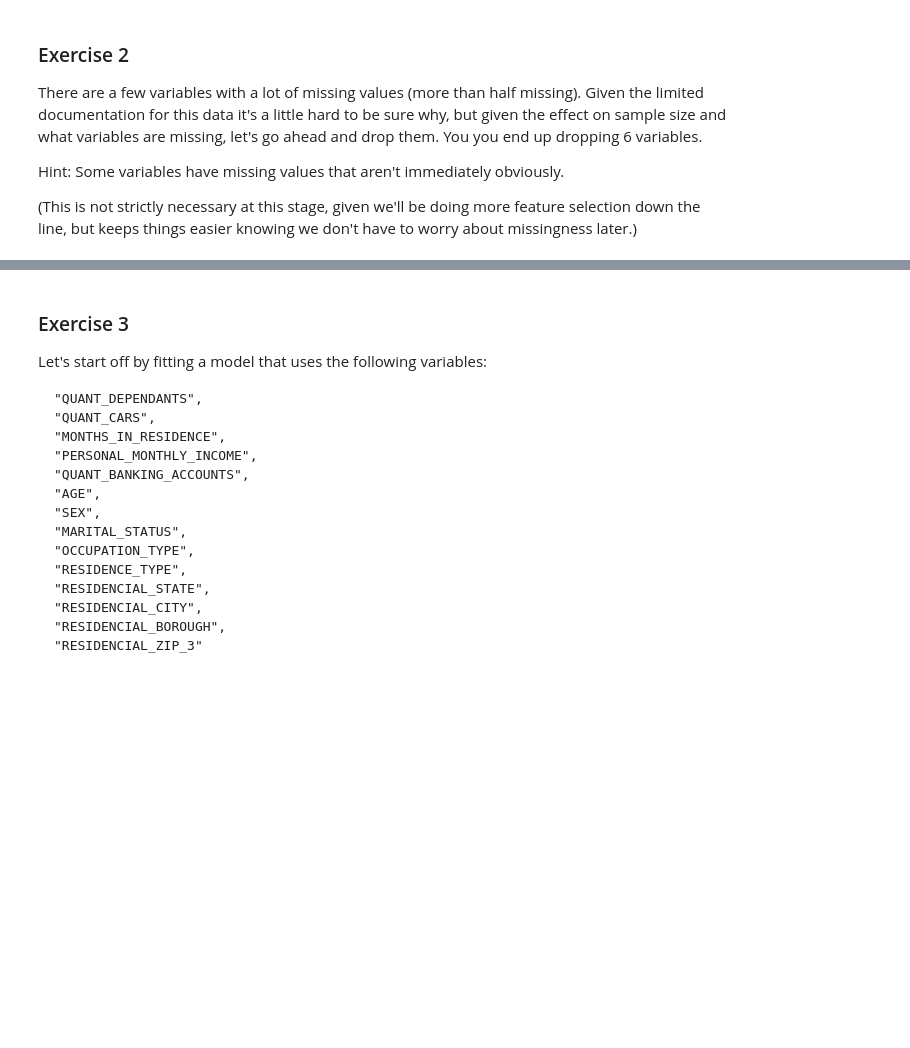
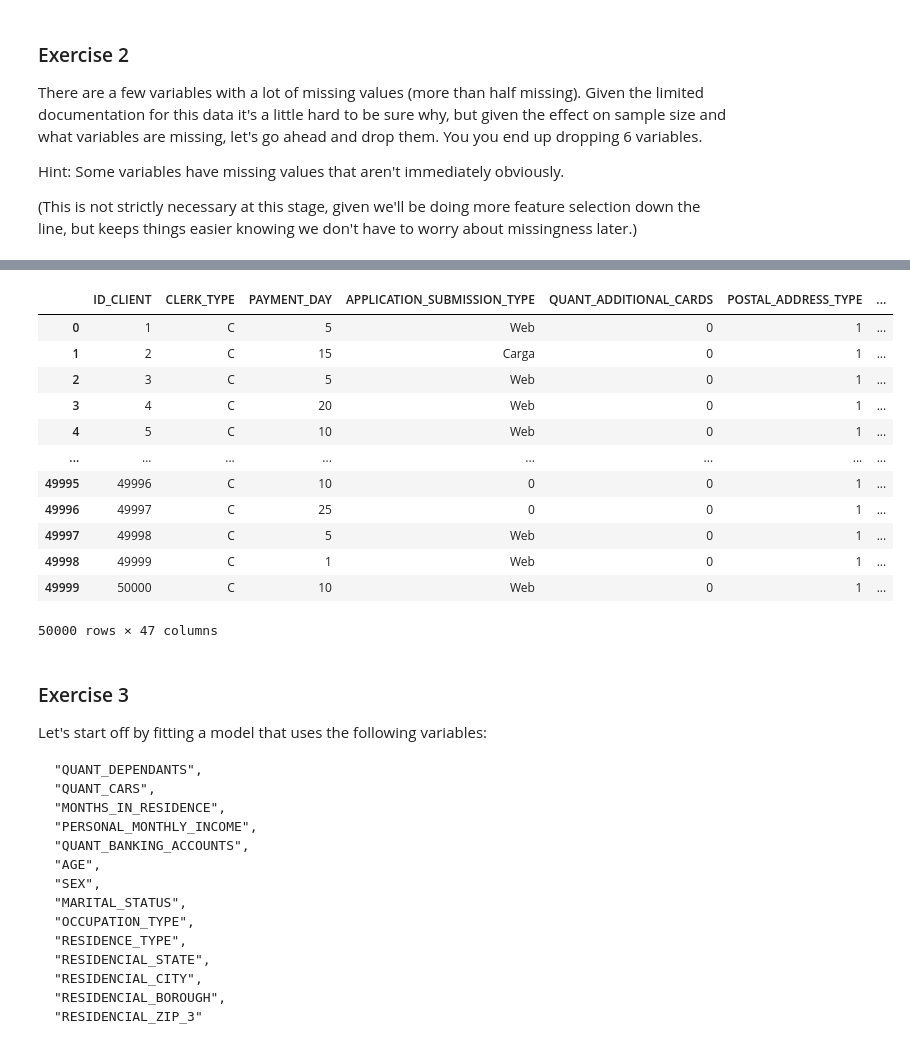
Before and after one commit to dani-jimlar/UDS_2024, a Jupyter notebook: exercise_interpretable.ipynb, the cells around one changed output, grey strips where cells are left out. Saved outputs shown, nothing was run; the diff lists cells and outputs as text; code cells hidden in the pictures; blank space fills up the shorter version.

```diff
--- a/exercise_interpretable.ipynb
+++ b/exercise_interpretable.ipynb
@@ -56,3 +156,19 @@ Hint: Some variables have missing values that aren't immediately obviously.
+# %%
+padd_2010_2
+# %% [output]
+|  | ID_CLIENT | CLERK_TYPE | PAYMENT_DAY | APPLICATION_SUBMISSION_TYPE | QUANT_ADDITIONAL_CARDS | POSTAL_ADDRESS_TYPE | ... |
+| 0 | 1 | C | 5 | Web | 0 | 1 | ... |
+| 1 | 2 | C | 15 | Carga | 0 | 1 | ... |
+| 2 | 3 | C | 5 | Web | 0 | 1 | ... |
+| 3 | 4 | C | 20 | Web | 0 | 1 | ... |
+| 4 | 5 | C | 10 | Web | 0 | 1 | ... |
+| ... | ... | ... | ... | ... | ... | ... | ... |
+| 49995 | 49996 | C | 10 | 0 | 0 | 1 | ... |
+| 49996 | 49997 | C | 25 | 0 | 0 | 1 | ... |
+| 49997 | 49998 | C | 5 | Web | 0 | 1 | ... |
+| 49998 | 49999 | C | 1 | Web | 0 | 1 | ... |
+| 49999 | 50000 | C | 10 | Web | 0 | 1 | ... |
+50000 rows × 47 columns
 # %% [markdown]
 ### Exercise 3
 
```
Also changed, not shown: parts of 24 cells of this notebook.
